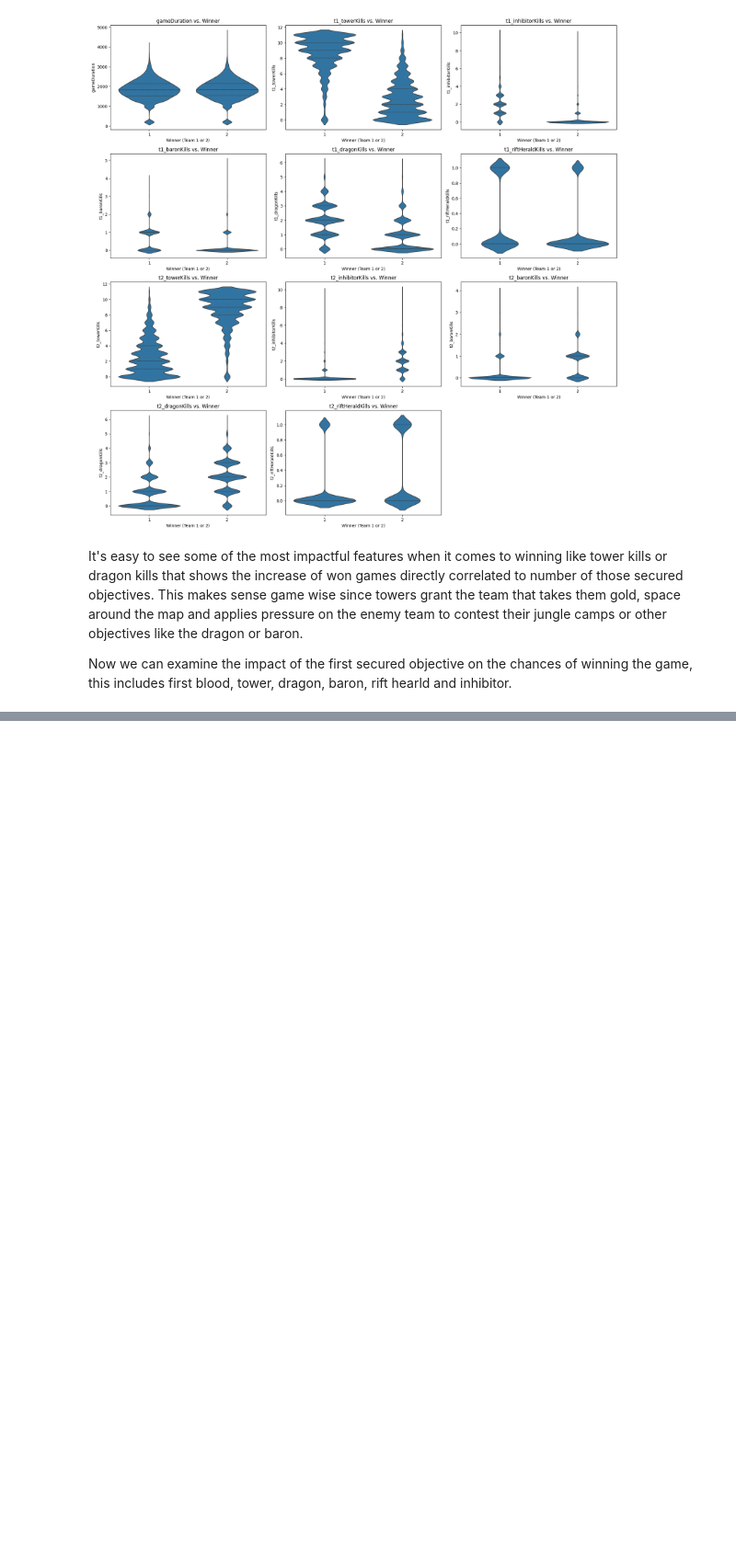
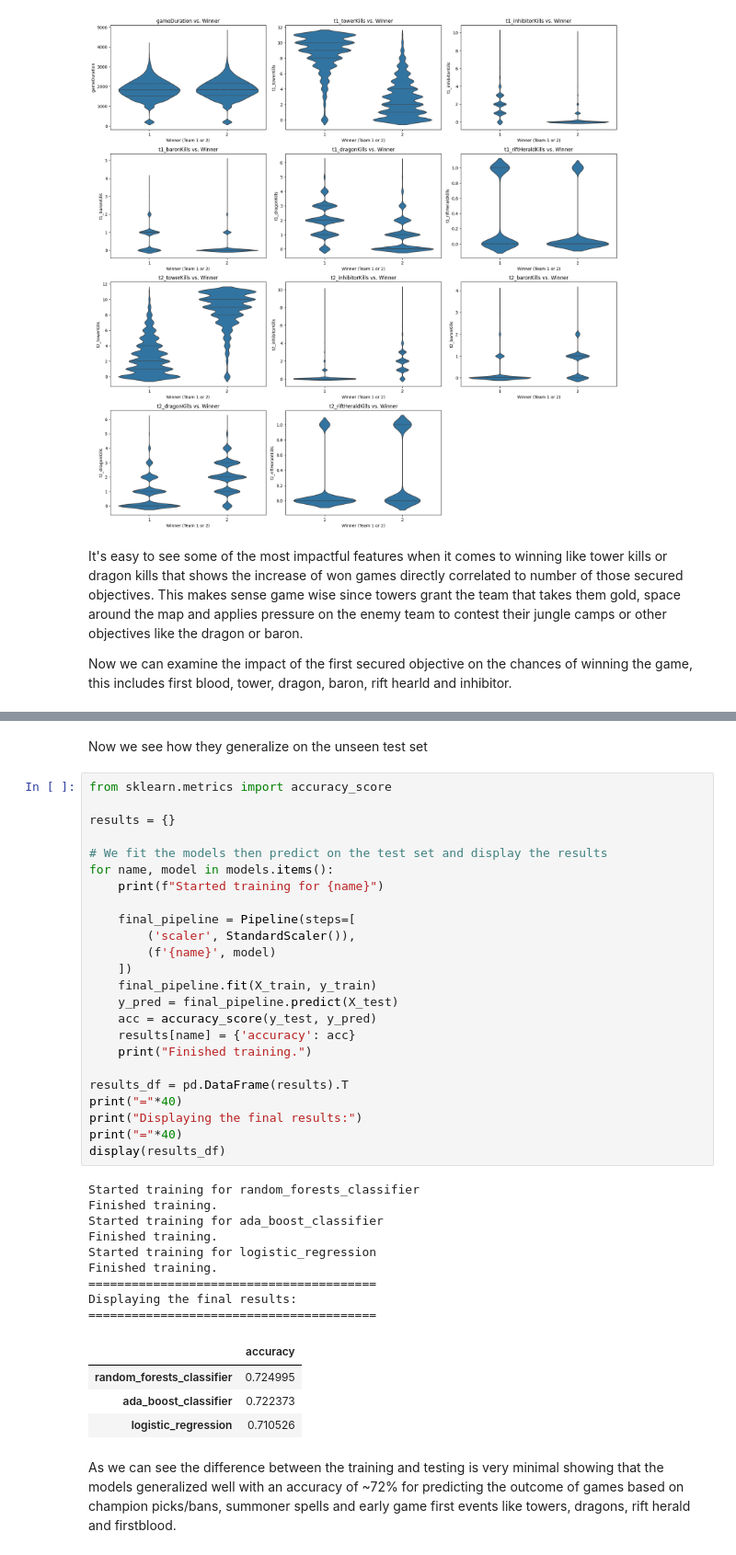
Before and after one commit to jadosh123/lol-ranked-game-predictor, a Jupyter notebook: data_exploration.ipynb, the cells around one changed output, grey strips where cells are left out. Shown at 92% size. Saved outputs shown, nothing was run; the diff lists cells and outputs as text; blank space fills up the shorter version.

```diff
--- a/data_exploration.ipynb
+++ b/data_exploration.ipynb
@@ -174,0 +260,42 @@ The impact of taking and not taking the first objectives on win probability for
+# %% [markdown]
+Now we see how they generalize on the unseen test set
+# %%
+from sklearn.metrics import accuracy_score
+
+results = {}
+
+# We fit the models then predict on the test set and display the results
+for name, model in models.items():
+    print(f"Started training for {name}")
+
+    final_pipeline = Pipeline(steps=[
+        ('scaler', StandardScaler()),
+        (f'{name}', model)
+    ])
+    final_pipeline.fit(X_train, y_train)
+    y_pred = final_pipeline.predict(X_test)
+    acc = accuracy_score(y_test, y_pred)
+    results[name] = {'accuracy': acc}
+    print("Finished training.")
+
+results_df = pd.DataFrame(results).T
+print("="*40)
+print("Displaying the final results:")
+print("="*40)
+display(results_df)
+# %% [output]
+Started training for random_forests_classifier
+Finished training.
+Started training for ada_boost_classifier
+Finished training.
+Started training for logistic_regression
+Finished training.
+========================================
+Displaying the final results:
+========================================
+|  | accuracy |
+| random_forests_classifier | 0.724995 |
+| ada_boost_classifier | 0.722373 |
+| logistic_regression | 0.710526 |
+# %% [markdown]
+As we can see the difference between the training and testing is very minimal showing that the models generalized well with an accuracy of ~72% for predicting the outcome of games based on champion picks/bans, summoner spells and early game first events like towers, dragons, rift herald and firstblood.
```
Also changed, not shown: parts of 3 cells of this notebook, 1 other file.
